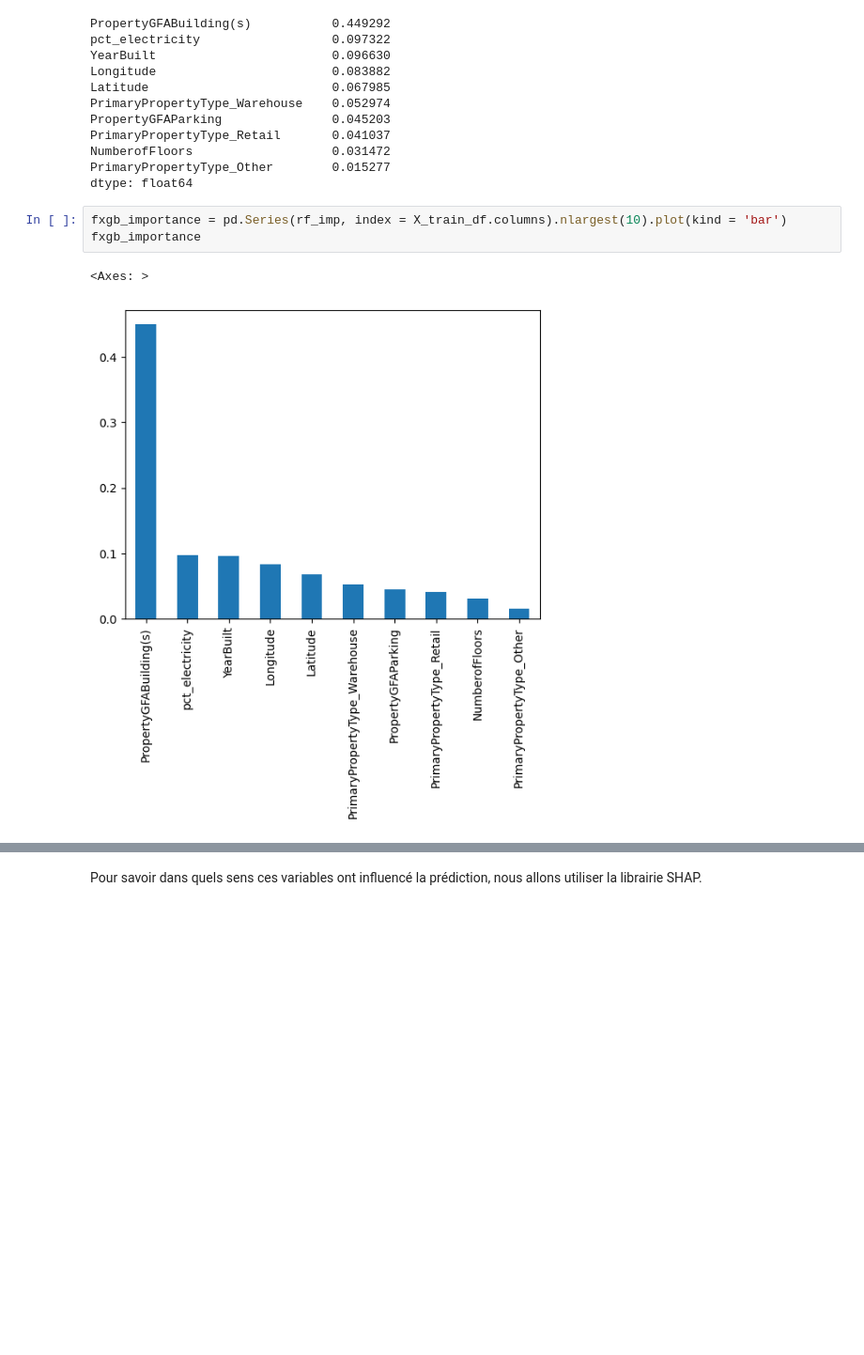
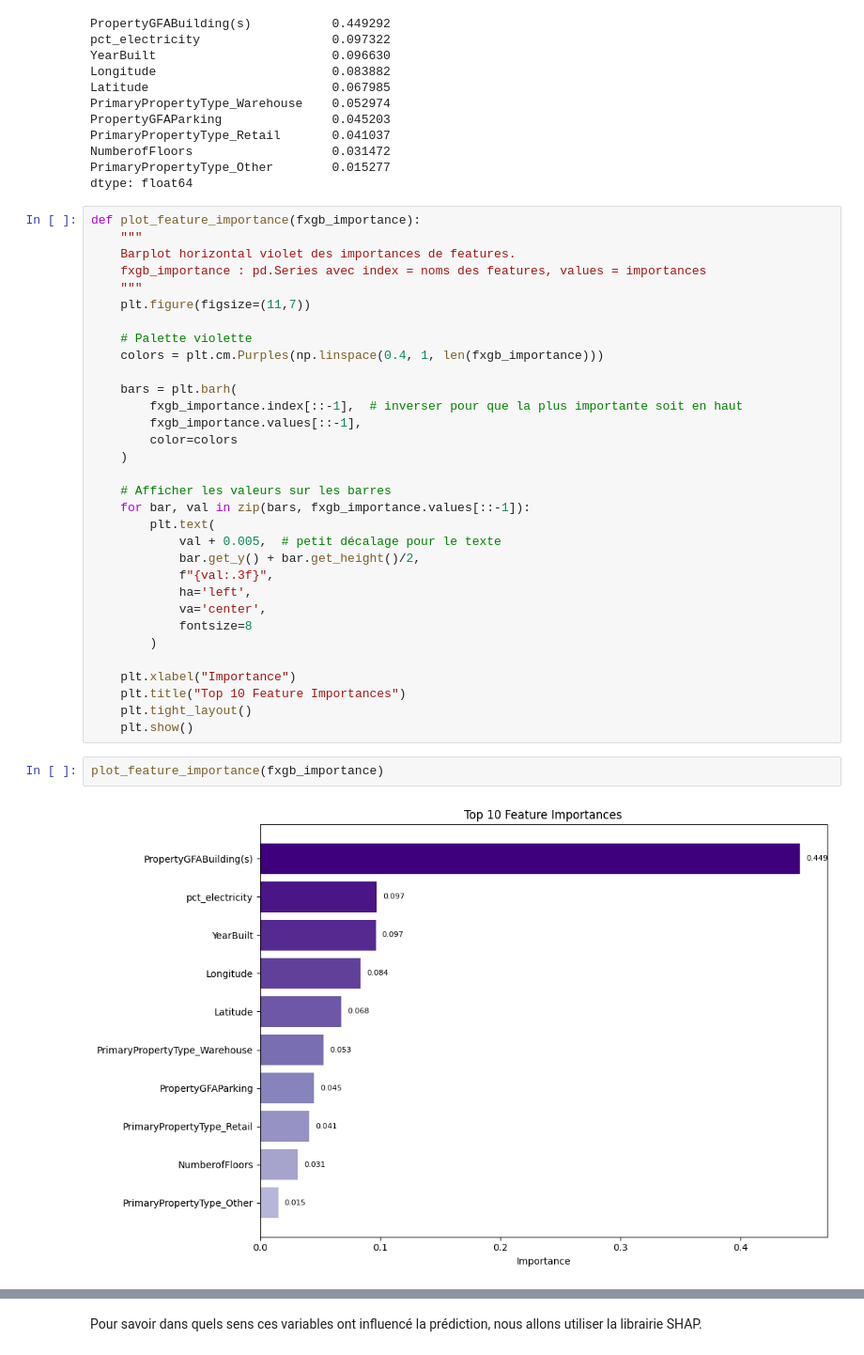
Before and after one commit to Solisdata/projet6_ml_api, a Jupyter notebook: 2_modelisation_supervisée.ipynb, the cells around one changed output, grey strips where cells are left out. Shown at 94% size. Saved outputs shown, nothing was run; the diff lists cells and outputs as text; blank space fills up the shorter version.

```diff
--- a/2_modelisation_supervisée.ipynb
+++ b/2_modelisation_supervisée.ipynb
@@ -512,10 +528,40 @@ PrimaryPropertyType_Retail       0.041037
 NumberofFloors                   0.031472
 PrimaryPropertyType_Other        0.015277
 dtype: float64
-# %%
-fxgb_importance = pd.Series(rf_imp, index = X_train_df.columns).nlargest(10).plot(kind = 'bar')
-fxgb_importance
-# %% [output]
-<Axes: >
-[figure, removed]
+# %%
+def plot_feature_importance(fxgb_importance):
+    """
+    Barplot horizontal violet des importances de features.
+    fxgb_importance : pd.Series avec index = noms des features, values = importances
+    """
+    plt.figure(figsize=(11,7))
+
+    # Palette violette
+    colors = plt.cm.Purples(np.linspace(0.4, 1, len(fxgb_importance)))
+
+    bars = plt.barh(
+        fxgb_importance.index[::-1],  # inverser pour que la plus importante soit en haut
+        fxgb_importance.values[::-1],
+        color=colors
+    )
+
+    # Afficher les valeurs sur les barres
+    for bar, val in zip(bars, fxgb_importance.values[::-1]):
+        plt.text(
+            val + 0.005,  # petit décalage pour le texte
+            bar.get_y() + bar.get_height()/2,
+            f"{val:.3f}",
+            ha='left',
+            va='center',
+            fontsize=8
+        )
+
+    plt.xlabel("Importance")
+    plt.title("Top 10 Feature Importances")
+    plt.tight_layout()
+    plt.show()
+# %%
+plot_feature_importance(fxgb_importance)
+# %% [output]
+[figure, added]
 # %% [markdown]
```
Also changed, not shown: parts of 15 cells of this notebook, 1 other file.
